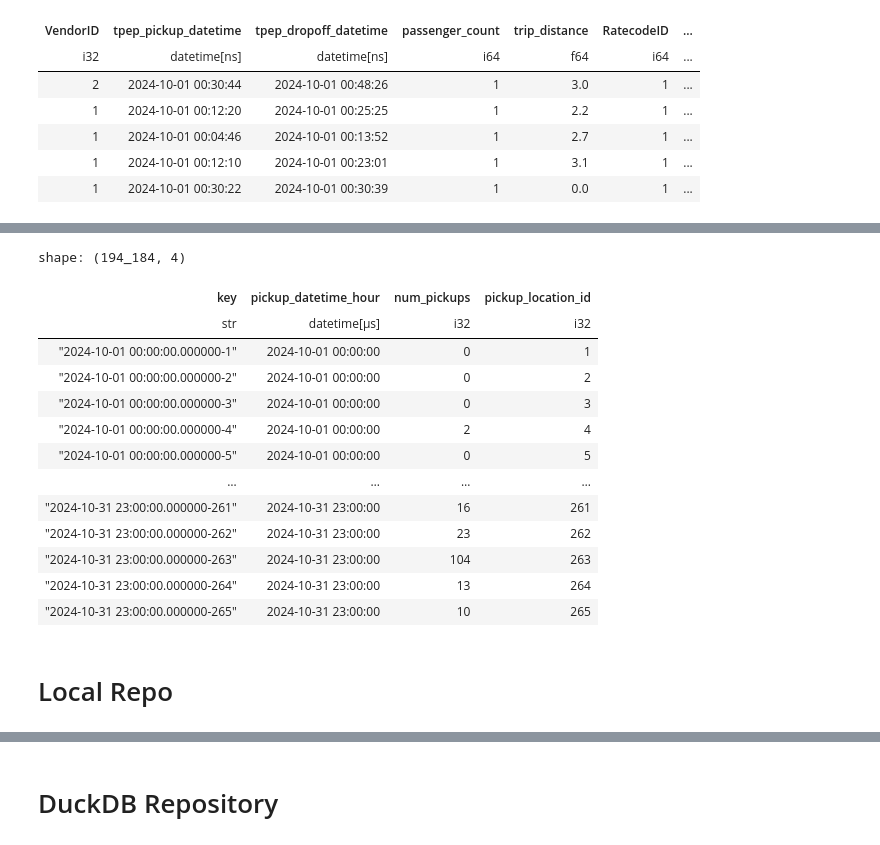
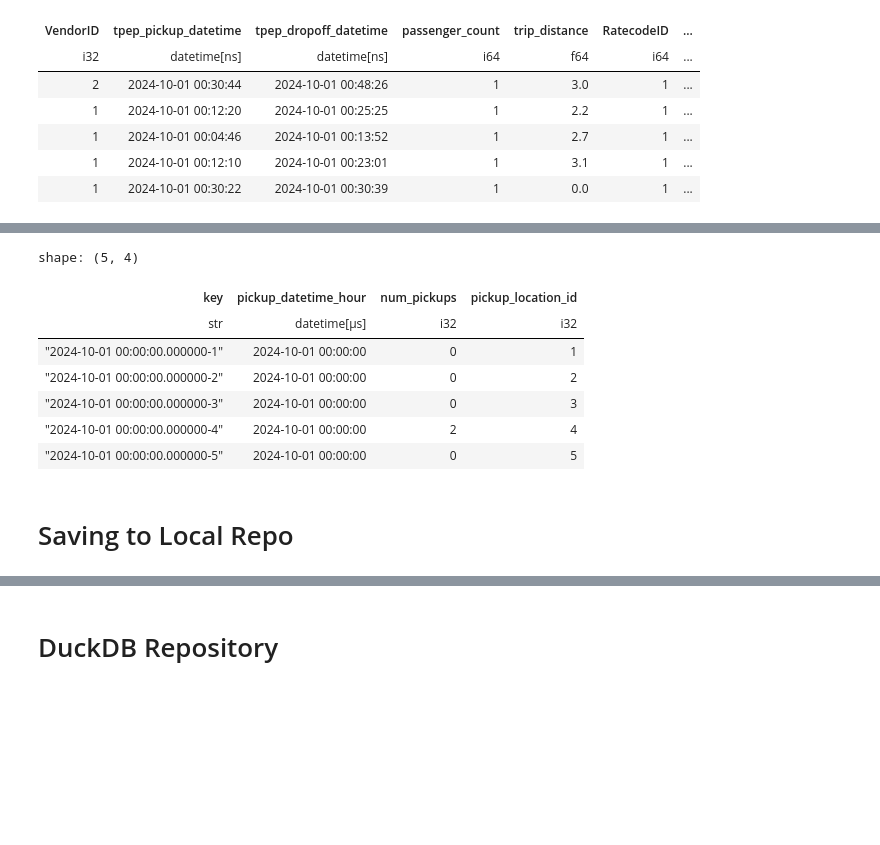
Before and after one commit to slafaurie/taxi_demand_service, a Jupyter notebook: notebooks/01_load_and_validate_raw_data.ipynb, the cells around one changed output, grey strips where cells are left out. Drawn from its saved outputs; the diff is of its cells as text; code cells hidden in the pictures; blank space fills up the shorter version.

Commit message:
test repos

```diff
--- a/notebooks/01_load_and_validate_raw_data.ipynb
+++ b/notebooks/01_load_and_validate_raw_data.ipynb
@@ -46,5 +65,6 @@ shape: (5, 19)
 | 1 | 2024-10-01 00:12:10 | 2024-10-01 00:23:01 | 1 | 3.1 | 1 | ... |
 | 1 | 2024-10-01 00:30:22 | 2024-10-01 00:30:39 | 1 | 0.0 | 1 | ... |
 # %%
-transform_raw_data(df, 2024, 10)
+clean_data = transform_raw_data(df, 2024, 10)
+clean_data.head()
 # %% [output]
@@ -56,19 +76,13 @@ transform_raw_data(df, 2024, 10)
-shape: (194_184, 4)
+shape: (5, 4)
 | key | pickup_datetime_hour | num_pickups | pickup_location_id |
 | str | datetime[μs] | i32 | i32 |
 | "2024-10-01 00:00:00.000000-1" | 2024-10-01 00:00:00 | 0 | 1 |
 | "2024-10-01 00:00:00.000000-2" | 2024-10-01 00:00:00 | 0 | 2 |
 | "2024-10-01 00:00:00.000000-3" | 2024-10-01 00:00:00 | 0 | 3 |
 | "2024-10-01 00:00:00.000000-4" | 2024-10-01 00:00:00 | 2 | 4 |
 | "2024-10-01 00:00:00.000000-5" | 2024-10-01 00:00:00 | 0 | 5 |
-| … | … | … | … |
-| "2024-10-31 23:00:00.000000-261" | 2024-10-31 23:00:00 | 16 | 261 |
-| "2024-10-31 23:00:00.000000-262" | 2024-10-31 23:00:00 | 23 | 262 |
-| "2024-10-31 23:00:00.000000-263" | 2024-10-31 23:00:00 | 104 | 263 |
-| "2024-10-31 23:00:00.000000-264" | 2024-10-31 23:00:00 | 13 | 264 |
-| "2024-10-31 23:00:00.000000-265" | 2024-10-31 23:00:00 | 10 | 265 |
 # %% [markdown]
-# Local Repo
+# Saving to Local Repo
 # %%
 from src.repository.local_repo import LocalRepository
 repo = LocalRepository()
```
Also changed, not shown: parts of 8 cells of this notebook, 3 other files.
